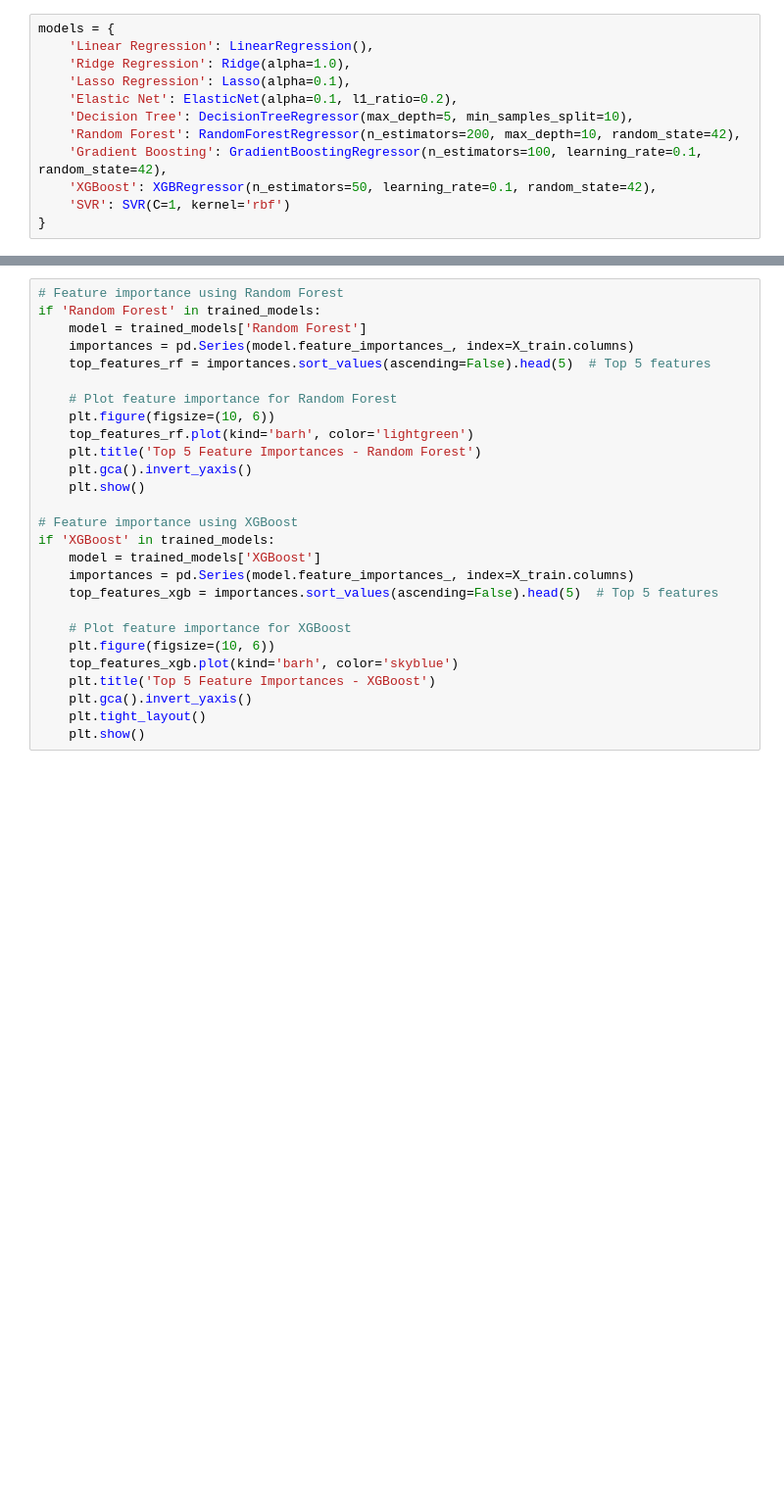
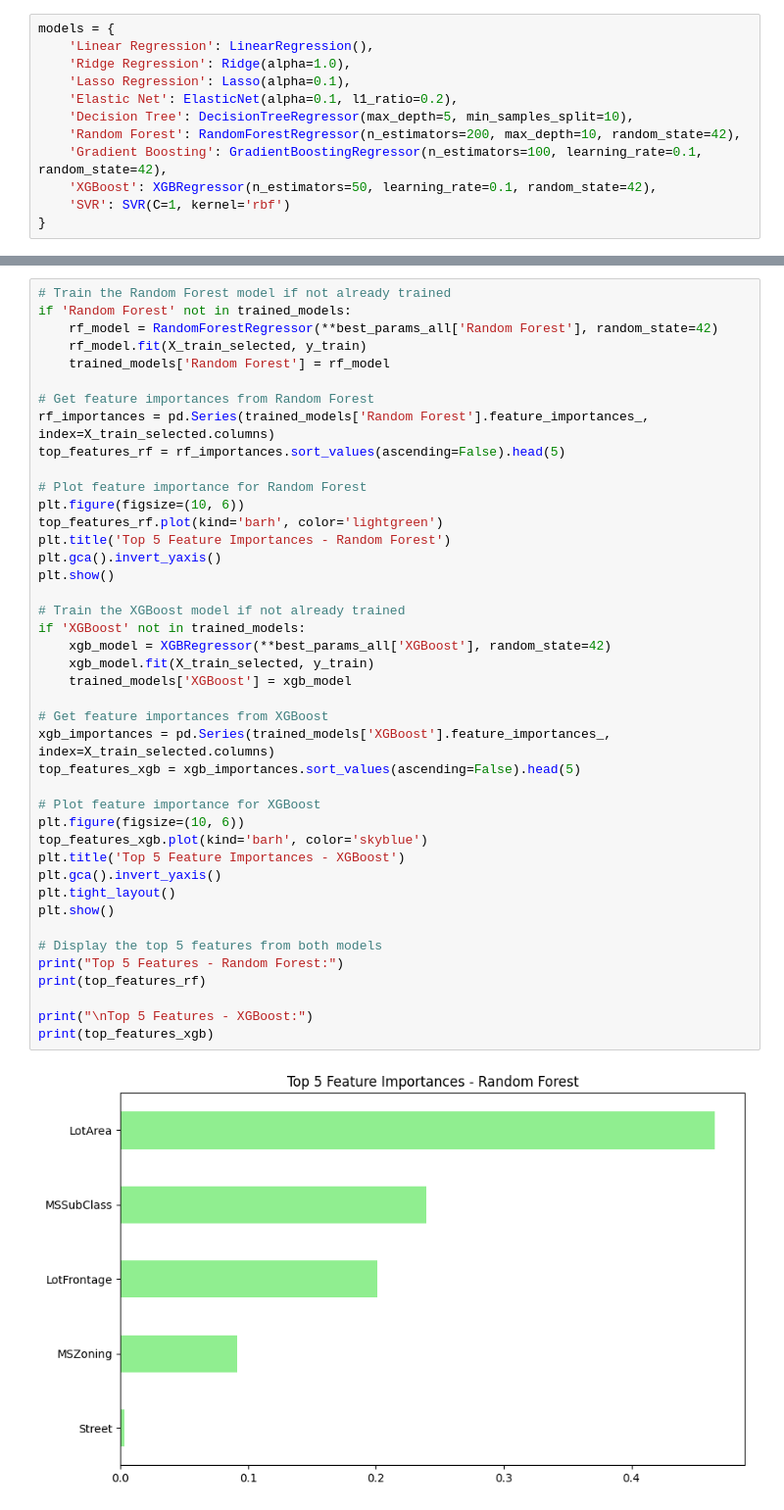
Before and after one commit to shujaullah/Housing-Price, a Jupyter notebook: model_prediction_2.ipynb, the cells around one changed output, grey strips where cells are left out. Shown at 98% size. Drawn from its saved outputs; the diff is of its cells as text; blank space fills up the shorter version.

Commit message:
app and best model

```diff
--- a/model_prediction_2.ipynb
+++ b/model_prediction_2.ipynb
@@ -88,27 +93,44 @@ trained_models = {}
 # %%
-# Feature importance using Random Forest
-if 'Random Forest' in trained_models:
-    model = trained_models['Random Forest']
-    importances = pd.Series(model.feature_importances_, index=X_train.columns)
-    top_features_rf = importances.sort_values(ascending=False).head(5)  # Top 5 features
+# Train the Random Forest model if not already trained
+if 'Random Forest' not in trained_models:
+    rf_model = RandomForestRegressor(**best_params_all['Random Forest'], random_state=42)
+    rf_model.fit(X_train_selected, y_train)
+    trained_models['Random Forest'] = rf_model
 
-    # Plot feature importance for Random Forest
-    plt.figure(figsize=(10, 6))
-    top_features_rf.plot(kind='barh', color='lightgreen')
-    plt.title('Top 5 Feature Importances - Random Forest')
-    plt.gca().invert_yaxis()
-    plt.show()
+# Get feature importances from Random Forest
+rf_importances = pd.Series(trained_models['Random Forest'].feature_importances_, index=X_train_selected.columns)
+top_features_rf = rf_importances.sort_values(ascending=False).head(5)
 
-# Feature importance using XGBoost
-if 'XGBoost' in trained_models:
-    model = trained_models['XGBoost']
-    importances = pd.Series(model.feature_importances_, index=X_train.columns)
-    top_features_xgb = importances.sort_values(ascending=False).head(5)  # Top 5 features
+# Plot feature importance for Random Forest
+plt.figure(figsize=(10, 6))
+top_features_rf.plot(kind='barh', color='lightgreen')
+plt.title('Top 5 Feature Importances - Random Forest')
+plt.gca().invert_yaxis()
+plt.show()
 
-    # Plot feature importance for XGBoost
-    plt.figure(figsize=(10, 6))
-    top_features_xgb.plot(kind='barh', color='skyblue')
-    plt.title('Top 5 Feature Importances - XGBoost')
-    plt.gca().invert_yaxis()
-    plt.tight_layout()
-    plt.show()
+# Train the XGBoost model if not already trained
+if 'XGBoost' not in trained_models:
+    xgb_model = XGBRegressor(**best_params_all['XGBoost'], random_state=42)
+    xgb_model.fit(X_train_selected, y_train)
+    trained_models['XGBoost'] = xgb_model
+
+# Get feature importances from XGBoost
+xgb_importances = pd.Series(trained_models['XGBoost'].feature_importances_, index=X_train_selected.columns)
+top_features_xgb = xgb_importances.sort_values(ascending=False).head(5)
+
+# Plot feature importance for XGBoost
+plt.figure(figsize=(10, 6))
+top_features_xgb.plot(kind='barh', color='skyblue')
+plt.title('Top 5 Feature Importances - XGBoost')
+plt.gca().invert_yaxis()
+plt.tight_layout()
+plt.show()
+
+# Display the top 5 features from both models
+print("Top 5 Features - Random Forest:")
+print(top_features_rf)
+
+print("\nTop 5 Features - XGBoost:")
+print(top_features_xgb)
+# %% [output]
+[figure, added]
```
Also changed, not shown: parts of 9 cells of this notebook, 2 other files.
